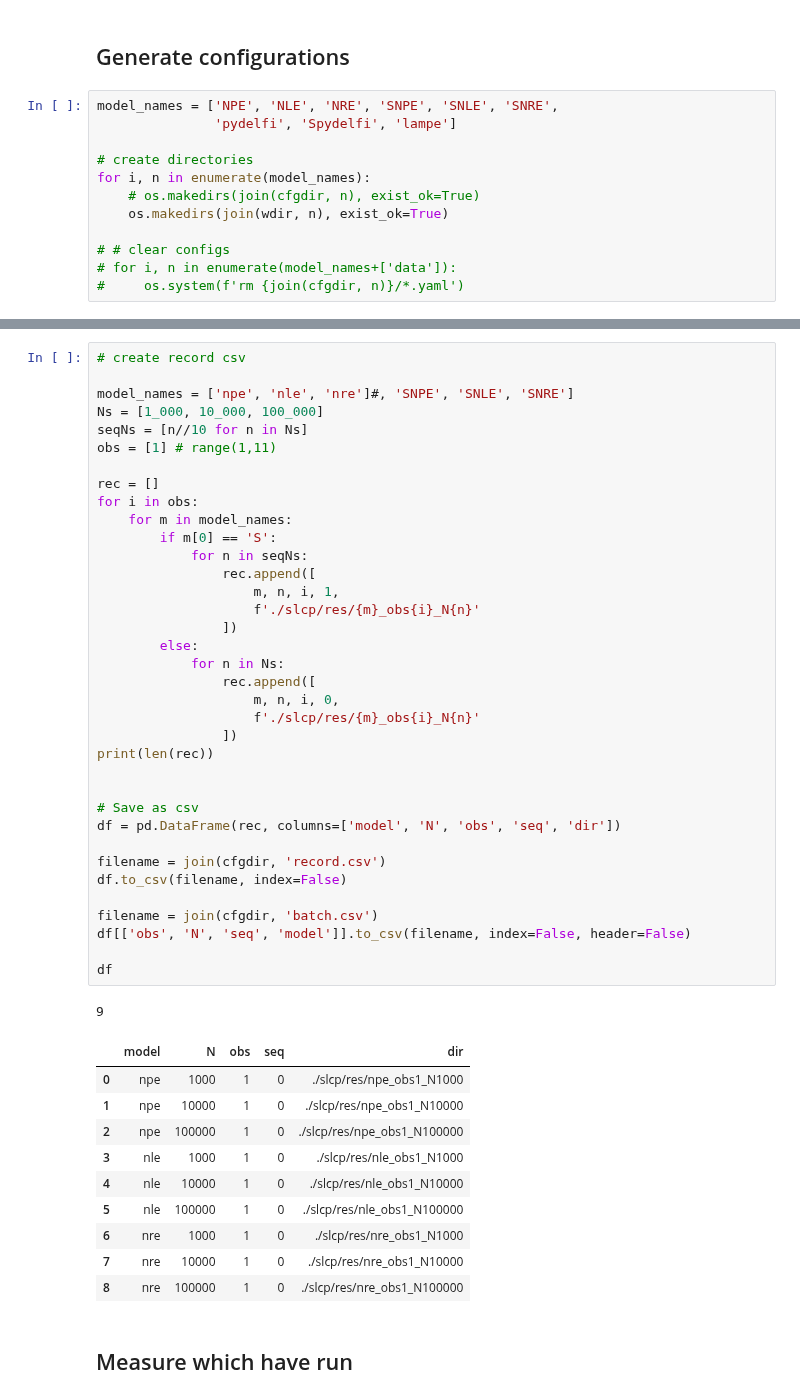
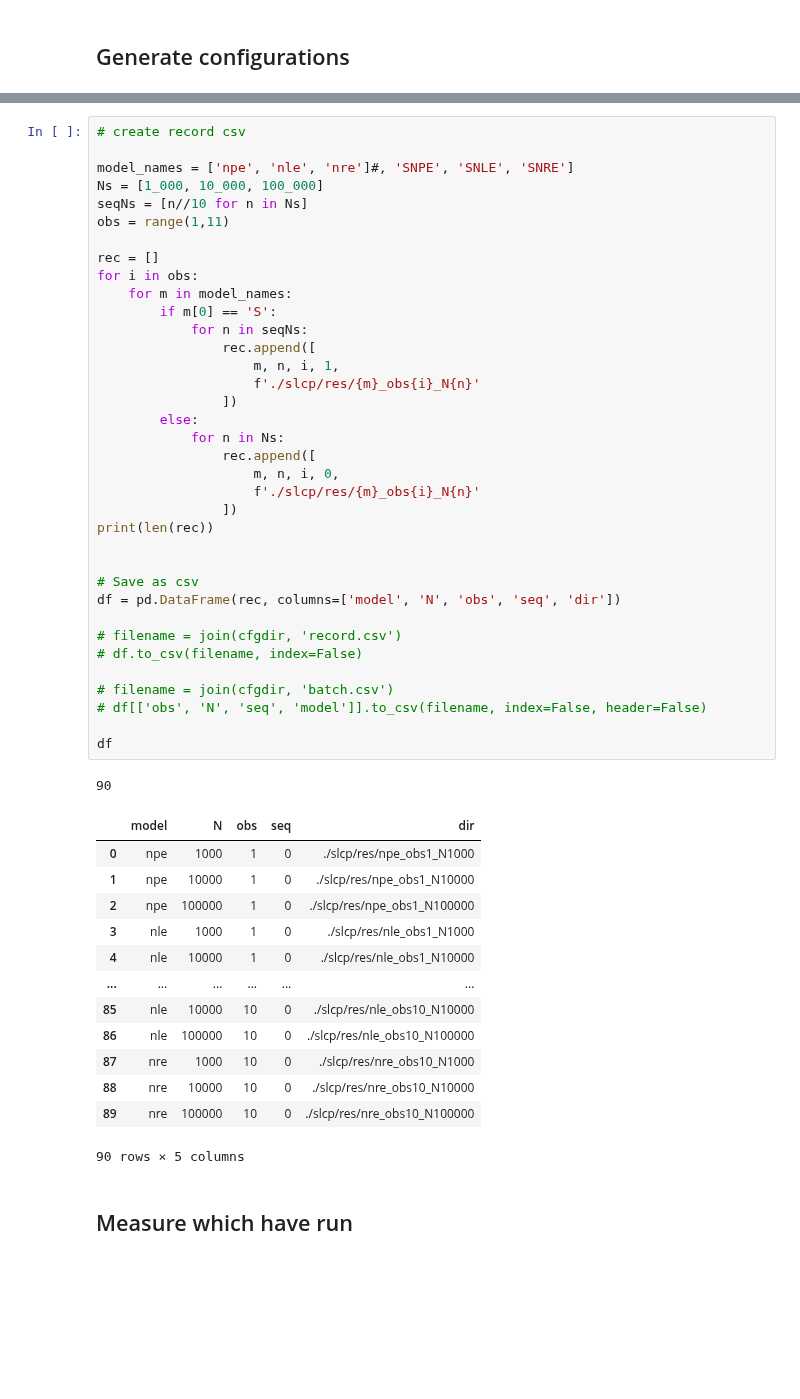
Before and after one commit to maho3/ltu-ili, a Jupyter notebook: paper/3_slcp/fig2b.ipynb, the cells around one changed output, grey strips where cells are left out. Drawn from its saved outputs; the diff is of its cells as text; blank space fills up the shorter version.

```diff
--- a/paper/3_slcp/fig2b.ipynb
+++ b/paper/3_slcp/fig2b.ipynb
@@ -21,15 +21,3 @@ cfgdir = './configs'
 wdir = './slcp'
 # %% [markdown]
 ## Generate configurations
-# %%
-model_names = ['NPE', 'NLE', 'NRE', 'SNPE', 'SNLE', 'SNRE',
-               'pydelfi', 'Spydelfi', 'lampe']
-
-# create directories
-for i, n in enumerate(model_names):
-    # os.makedirs(join(cfgdir, n), exist_ok=True)
-    os.makedirs(join(wdir, n), exist_ok=True)
-
-# # clear configs
-# for i, n in enumerate(model_names+['data']):
-#     os.system(f'rm {join(cfgdir, n)}/*.yaml')
@@ -266,48 +27,51 @@ done
 model_names = ['npe', 'nle', 'nre']#, 'SNPE', 'SNLE', 'SNRE']
 Ns = [1_000, 10_000, 100_000]
 seqNs = [n//10 for n in Ns]
-obs = [1] # range(1,11)
+obs = range(1,11)
 
 rec = []
 for i in obs:
     for m in model_names:
         if m[0] == 'S':
             for n in seqNs:
                 rec.append([
                     m, n, i, 1,
                     f'./slcp/res/{m}_obs{i}_N{n}'
                 ])
         else:
             for n in Ns:
                 rec.append([
                     m, n, i, 0,
                     f'./slcp/res/{m}_obs{i}_N{n}'
                 ])
 print(len(rec))
 
 
 # Save as csv
 df = pd.DataFrame(rec, columns=['model', 'N', 'obs', 'seq', 'dir'])
 
-filename = join(cfgdir, 'record.csv')
-df.to_csv(filename, index=False)
+# filename = join(cfgdir, 'record.csv')
+# df.to_csv(filename, index=False)
 
-filename = join(cfgdir, 'batch.csv')
-df[['obs', 'N', 'seq', 'model']].to_csv(filename, index=False, header=False)
+# filename = join(cfgdir, 'batch.csv')
+# df[['obs', 'N', 'seq', 'model']].to_csv(filename, index=False, header=False)
 
 df
 # %% [output]
-9
+90
 |  | model | N | obs | seq | dir |
 | 0 | npe | 1000 | 1 | 0 | ./slcp/res/npe_obs1_N1000 |
 | 1 | npe | 10000 | 1 | 0 | ./slcp/res/npe_obs1_N10000 |
 | 2 | npe | 100000 | 1 | 0 | ./slcp/res/npe_obs1_N100000 |
 | 3 | nle | 1000 | 1 | 0 | ./slcp/res/nle_obs1_N1000 |
 | 4 | nle | 10000 | 1 | 0 | ./slcp/res/nle_obs1_N10000 |
-| 5 | nle | 100000 | 1 | 0 | ./slcp/res/nle_obs1_N100000 |
-| 6 | nre | 1000 | 1 | 0 | ./slcp/res/nre_obs1_N1000 |
-| 7 | nre | 10000 | 1 | 0 | ./slcp/res/nre_obs1_N10000 |
-| 8 | nre | 100000 | 1 | 0 | ./slcp/res/nre_obs1_N100000 |
+| ... | ... | ... | ... | ... | ... |
+| 85 | nle | 10000 | 10 | 0 | ./slcp/res/nle_obs10_N10000 |
+| 86 | nle | 100000 | 10 | 0 | ./slcp/res/nle_obs10_N100000 |
+| 87 | nre | 1000 | 10 | 0 | ./slcp/res/nre_obs10_N1000 |
+| 88 | nre | 10000 | 10 | 0 | ./slcp/res/nre_obs10_N10000 |
+| 89 | nre | 100000 | 10 | 0 | ./slcp/res/nre_obs10_N100000 |
+90 rows × 5 columns
 # %% [markdown]
 ## Measure which have run
 # %%
```
Also changed, not shown: parts of 15 cells of this notebook, 9 other files.
